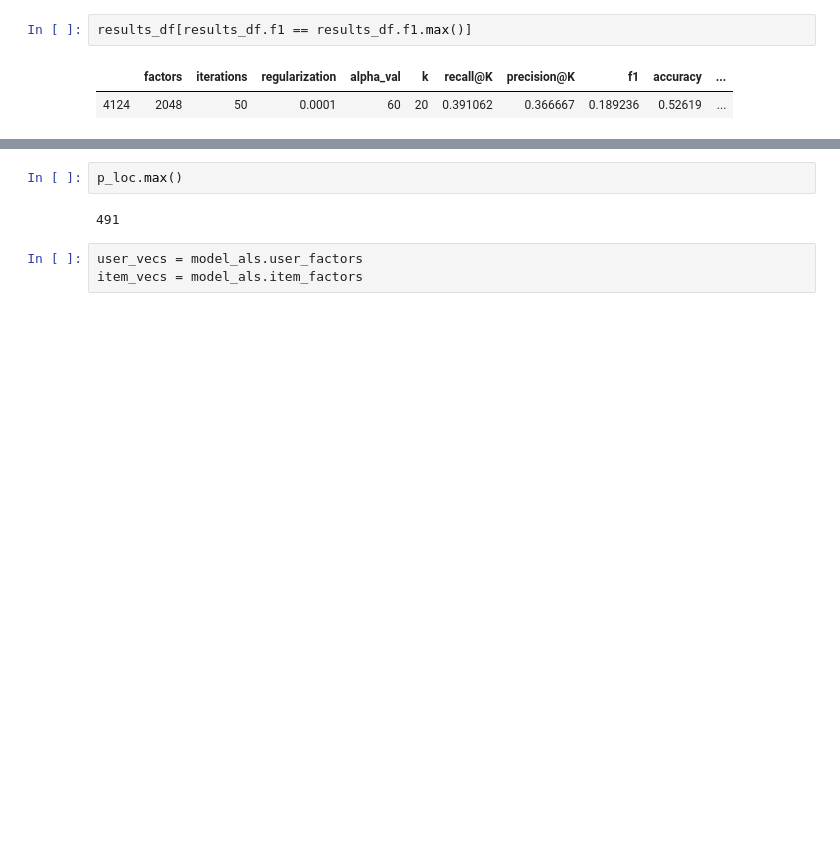
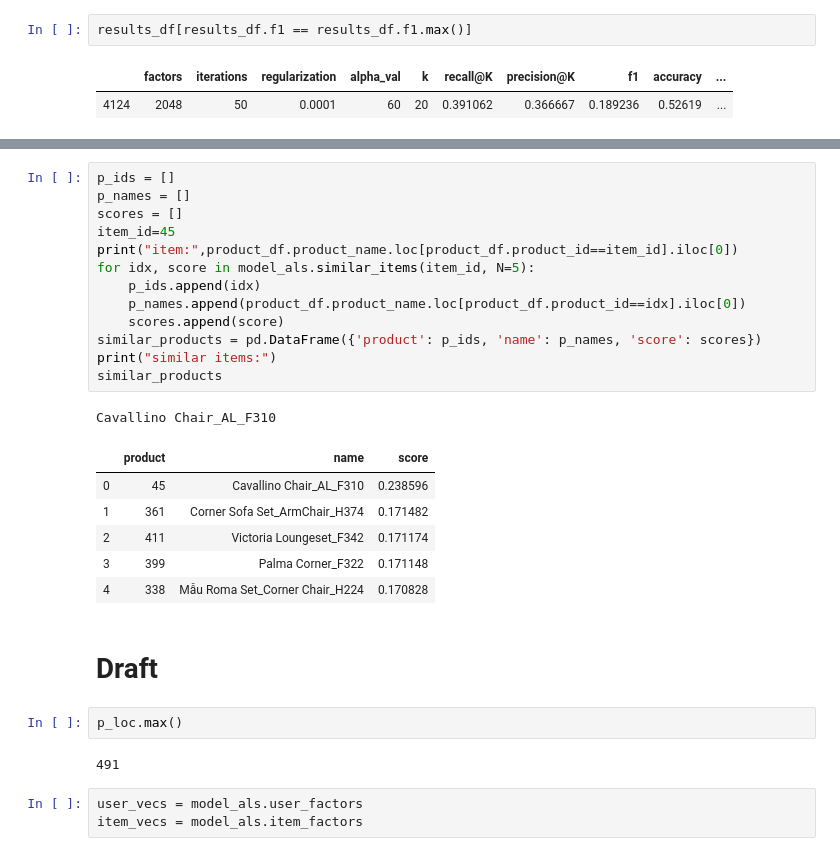
Before and after one commit to dzungcamlang/recsys_ecommerce, a Jupyter notebook: recsys/recsys_furniture_dataset.ipynb, the cells around one changed output, grey strips where cells are left out. Saved outputs shown, nothing was run; the diff lists cells and outputs as text; blank space fills up the shorter version.

```diff
--- a/recsys/recsys_furniture_dataset.ipynb
+++ b/recsys/recsys_furniture_dataset.ipynb
@@ -516,3 +554,26 @@ recommendations
+# %%
+p_ids = []
+p_names = []
+scores = []
+item_id=45
+print("item:",product_df.product_name.loc[product_df.product_id==item_id].iloc[0])
+for idx, score in model_als.similar_items(item_id, N=5):
+    p_ids.append(idx)
+    p_names.append(product_df.product_name.loc[product_df.product_id==idx].iloc[0])
+    scores.append(score)
+similar_products = pd.DataFrame({'product': p_ids, 'name': p_names, 'score': scores})
+print("similar items:")
+similar_products
+# %% [output]
+Cavallino Chair_AL_F310
+|  | product | name | score |
+| 0 | 45 | Cavallino Chair_AL_F310 | 0.238596 |
+| 1 | 361 | Corner Sofa Set_ArmChair_H374 | 0.171482 |
+| 2 | 411 | Victoria Loungeset_F342 | 0.171174 |
+| 3 | 399 | Palma Corner_F322 | 0.171148 |
+| 4 | 338 | Mẫu Roma Set_Corner Chair_H224 | 0.170828 |
+# %% [markdown]
+# Draft
 # %%
 p_loc.max()
 # %% [output]
```
Also changed, not shown: parts of 10 cells of this notebook, 2 other files.
